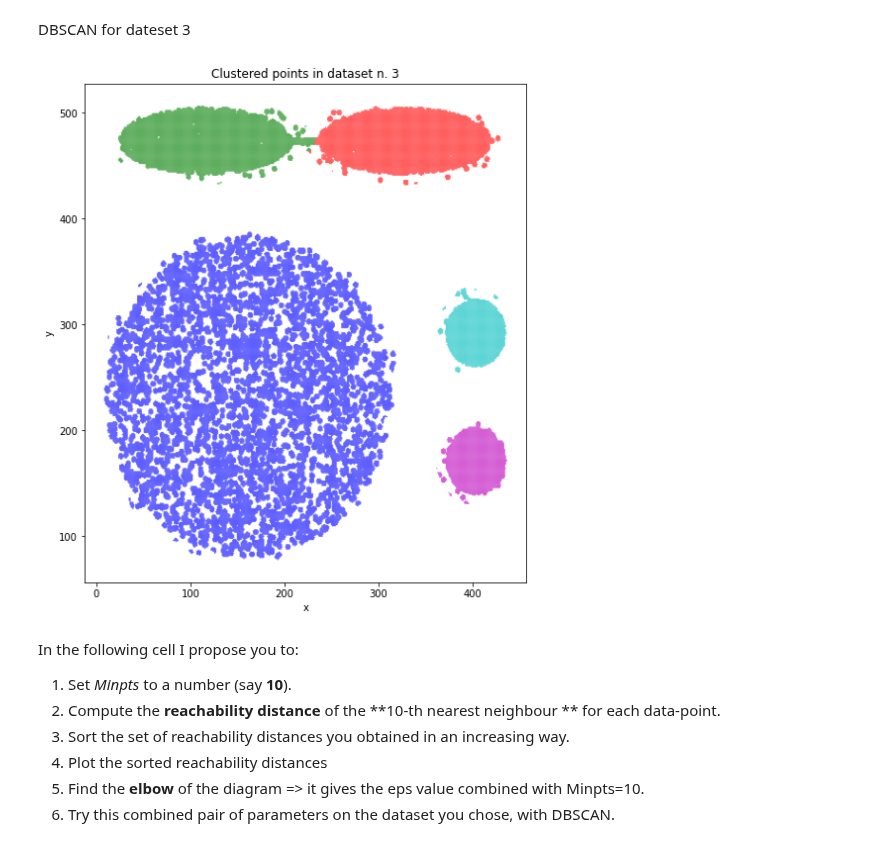
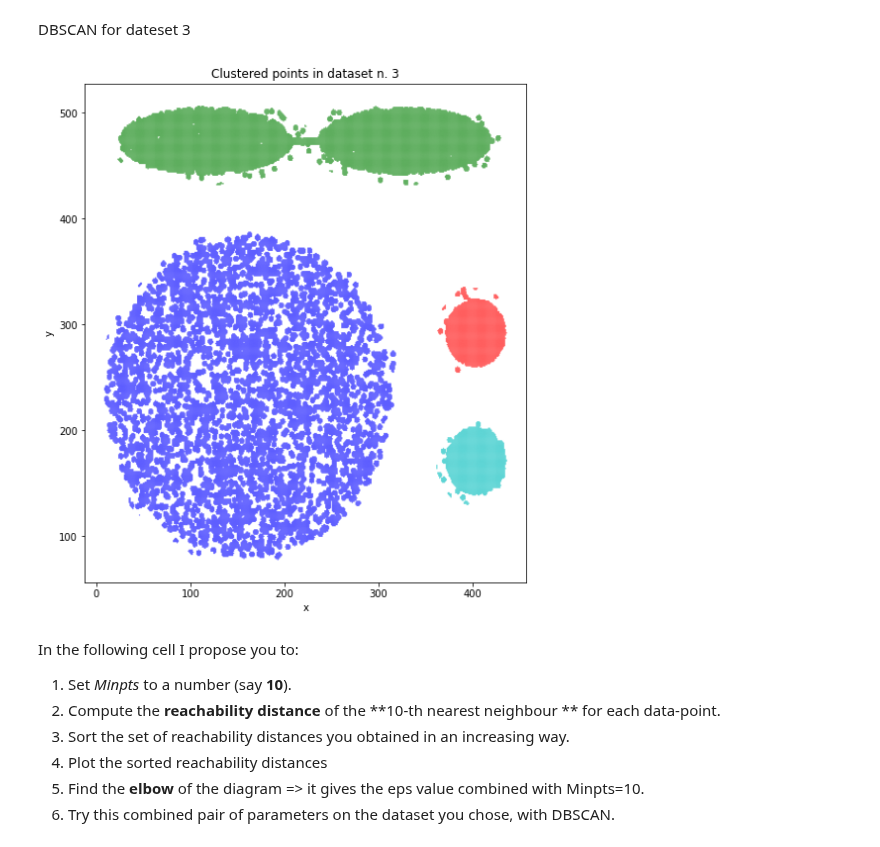
Before and after one commit to Fazzaa/ml_lab, a Jupyter notebook: clustering/clustering_copy_for_students_aa_21_22.ipynb, the cells around one changed output. Drawn from its saved outputs; the diff is of its cells as text; code cells hidden in the pictures.

```diff
--- a/clustering/clustering_copy_for_students_aa_21_22.ipynb
+++ b/clustering/clustering_copy_for_students_aa_21_22.ipynb
@@ -356,14 +356,14 @@ plot_clusters(dataset_n=2, data=data2, nsamples=n_samples2, kmeans=dbscan_2, k=n
 # %% [markdown]
 DBSCAN for dateset 3
 # %%
-dbscan_3 = DBSCAN(eps=10, min_samples=185).fit(data3)
+dbscan_3 = DBSCAN(eps=10.295630140987, min_samples=190).fit(data3)
 
 labels = dbscan_3.labels_
 n_clusters = len(set(labels)) - (1 if -1 in labels else 0)
 
 plot_clusters(dataset_n=3, data=data3, nsamples=n_samples3, kmeans=dbscan_3, k=n_clusters)
 # %% [output]
-[figure, old version]
+[figure, new version]
 # %% [markdown]
 In the following cell I propose you to:
 
```
Also changed, not shown: parts of 6 cells of this notebook.
